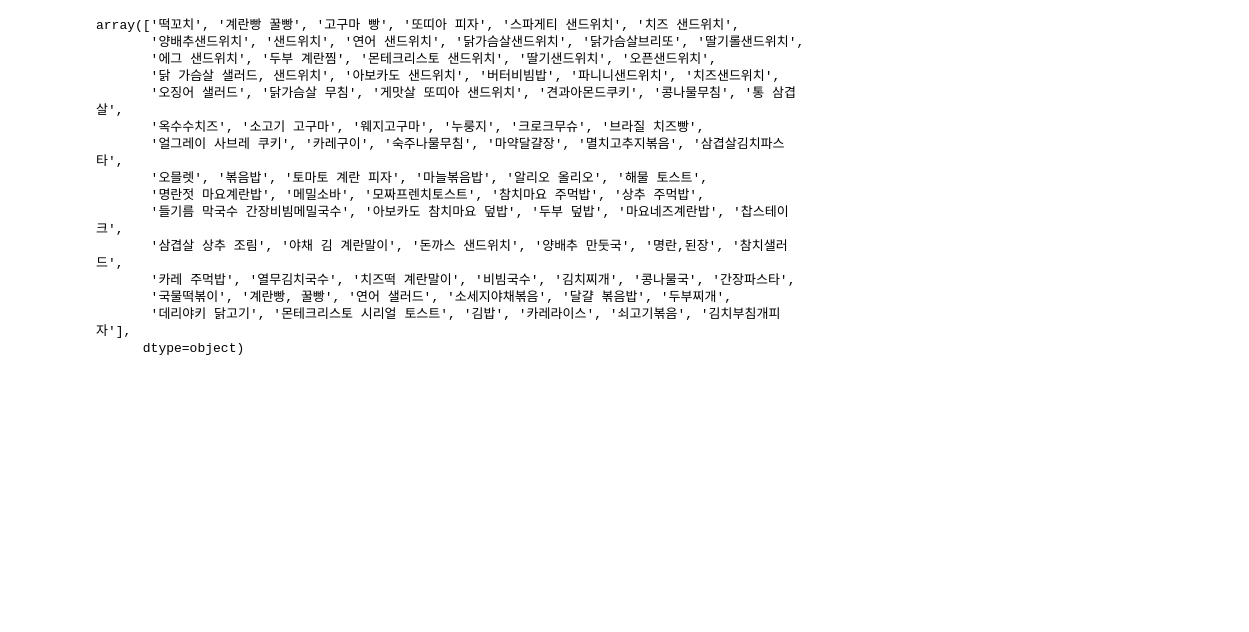
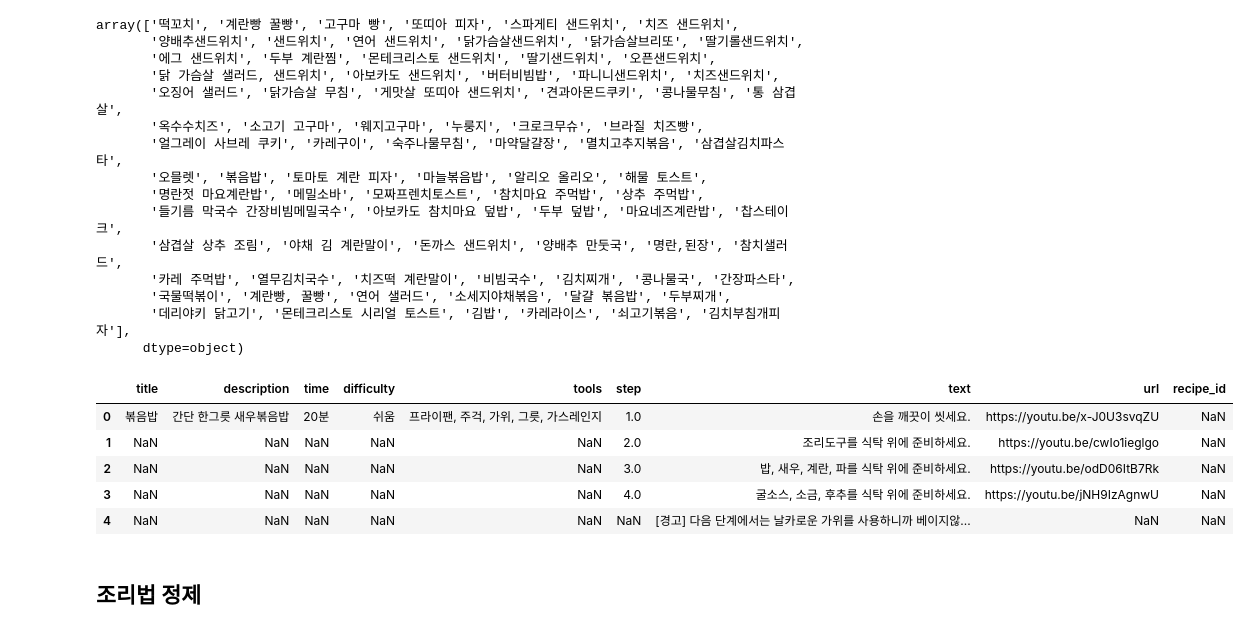
Before and after one commit to kyoly00/IRI-ON, a Jupyter notebook: be/data/recipe.ipynb, the cells around one changed output. Cells and saved outputs as stored; diff of their text form; code cells hidden in the pictures; blank space fills up the shorter version.

```diff
--- a/be/data/recipe.ipynb
+++ b/be/data/recipe.ipynb
@@ -1207,0 +1210,10 @@ array(['떡꼬치', '계란빵 꿀빵', '고구마 빵', '또띠아 피자', '
+# %%
+recipes = pd.read_csv("shrimp_fried_rice_recipe_steps_0820.csv", encoding='cp949')
+recipes.head()
+# %% [output]
+|  | title | description | time | difficulty | tools | step | text | url | recipe_id |
+| 0 | 볶음밥 | 간단 한그릇 새우볶음밥 | 20분 | 쉬움 | 프라이팬, 주걱, 가위, 그릇, 가스레인지 | 1.0 | 손을 깨끗이 씻세요. | https://youtu.be/x-J0U3svqZU | NaN |
+| 1 | NaN | NaN | NaN | NaN | NaN | 2.0 | 조리도구를 식탁 위에 준비하세요. | https://youtu.be/cwIo1ieglgo | NaN |
+| 2 | NaN | NaN | NaN | NaN | NaN | 3.0 | 밥, 새우, 계란, 파를 식탁 위에 준비하세요. | https://youtu.be/odD06ItB7Rk | NaN |
+| 3 | NaN | NaN | NaN | NaN | NaN | 4.0 | 굴소스, 소금, 후추를 식탁 위에 준비하세요. | https://youtu.be/jNH9IzAgnwU | NaN |
+| 4 | NaN | NaN | NaN | NaN | NaN | NaN | [경고] 다음 단계에서는 날카로운 가위를 사용하니까 베이지않... | NaN | NaN |
@@ -1207,0 +1222,2 @@ array(['떡꼬치', '계란빵 꿀빵', '고구마 빵', '또띠아 피자', '
+# %% [markdown]
+## 조리법 정제
```
Also changed, not shown: parts of 5 cells of this notebook, 2 other files.
